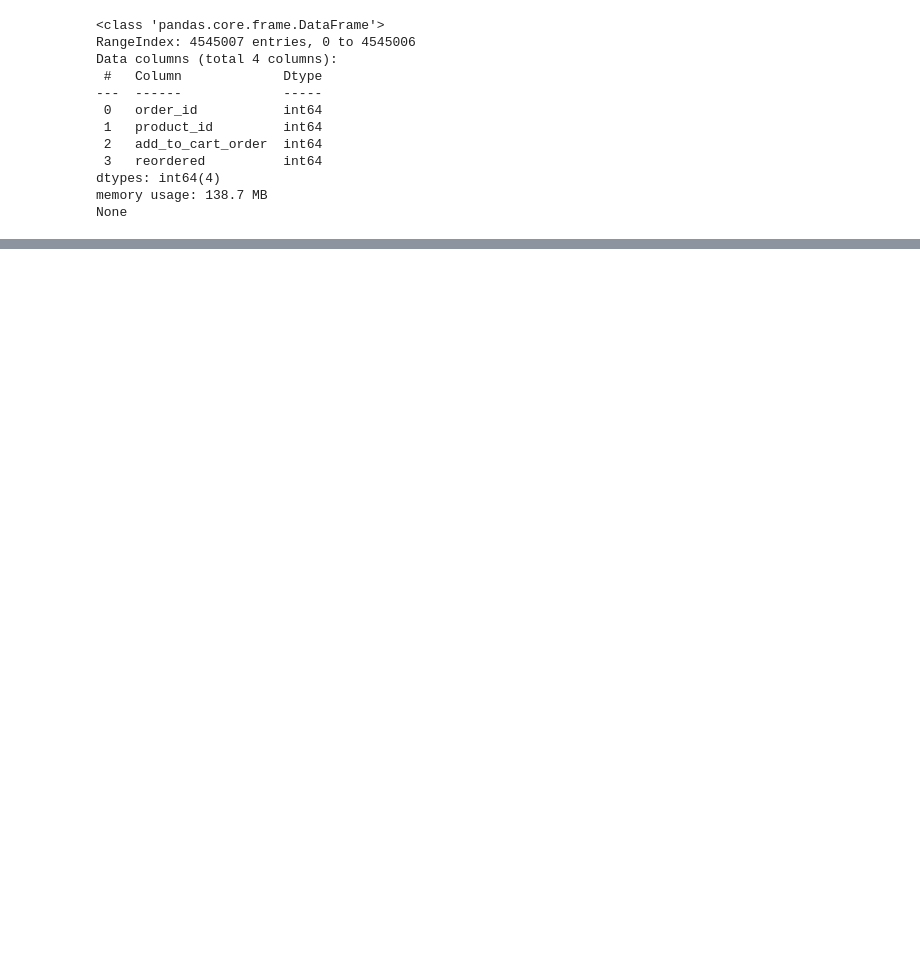
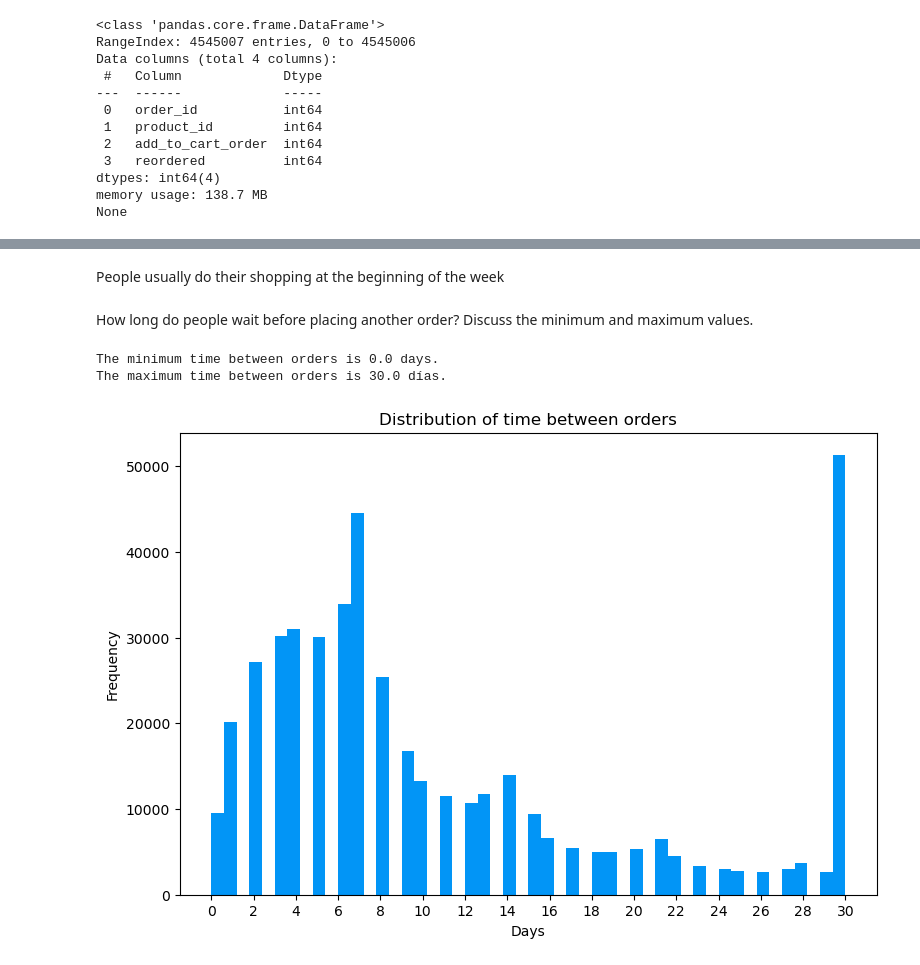
Before and after one commit to reytaquito/instacart-data-analysis, a Jupyter notebook: notebooks/EDA.ipynb, the cells around one changed output, grey strips where cells are left out. Cells and saved outputs as stored; diff of their text form; code cells hidden in the pictures; blank space fills up the shorter version.

```diff
--- a/notebooks/EDA.ipynb
+++ b/notebooks/EDA.ipynb
@@ -47,0 +238,20 @@ None
+# %% [markdown]
+People usually do their shopping at the beginning of the week
+# %% [markdown]
+How long do people wait before placing another order? Discuss the minimum and maximum values.
+# %%
+df_orders['days_since_prior_order'].plot(kind='hist',
+                                        title="Distribution of time between orders",
+                                        figsize=(9,6),
+                                        xticks=range(0, int(df_orders['days_since_prior_order'].max()) + 1, 2),
+                                        color="#0295f6",
+                                        bins=50,
+                                        xlabel='Days')
+min_days = df_orders['days_since_prior_order'].min()
+max_days = df_orders['days_since_prior_order'].max()
+print(f"The minimum time between orders is {min_days} days.")
+print(f"The maximum time between orders is {max_days} días.")
+# %% [output]
+The minimum time between orders is 0.0 days.
+The maximum time between orders is 30.0 días.
+[figure, added]
```
Also changed, not shown: parts of 22 cells of this notebook.
